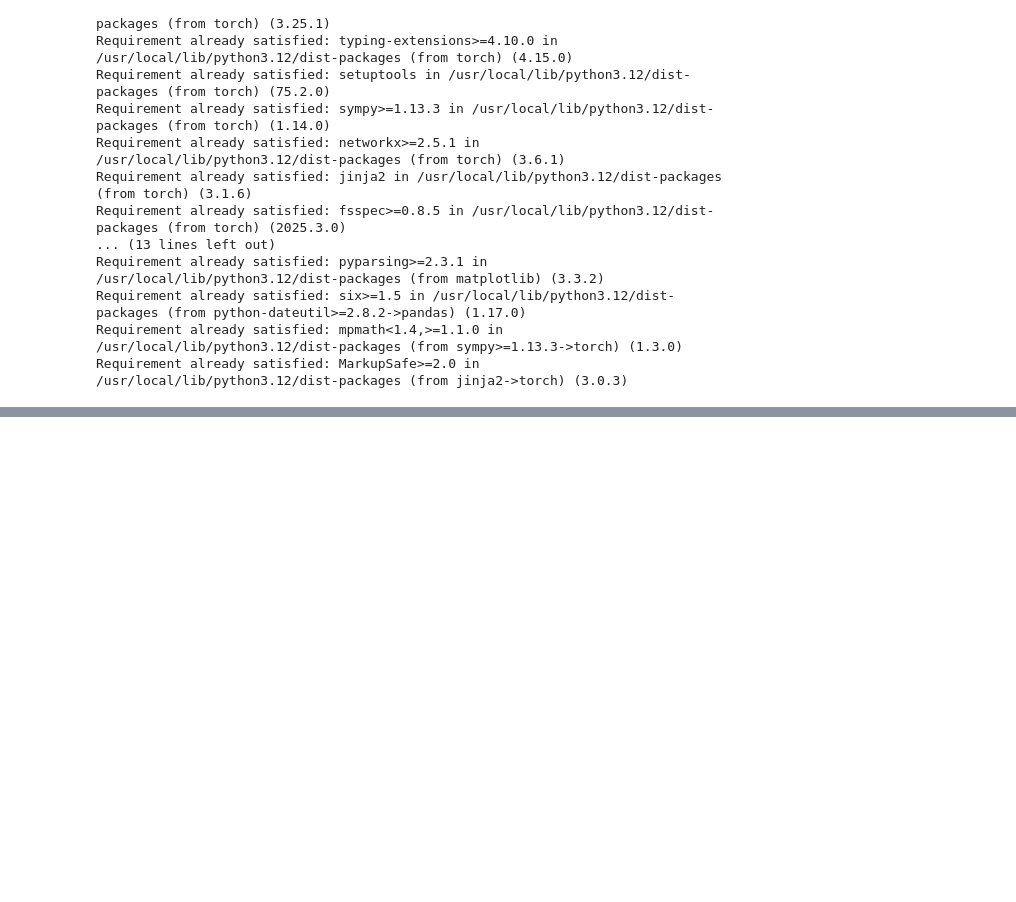
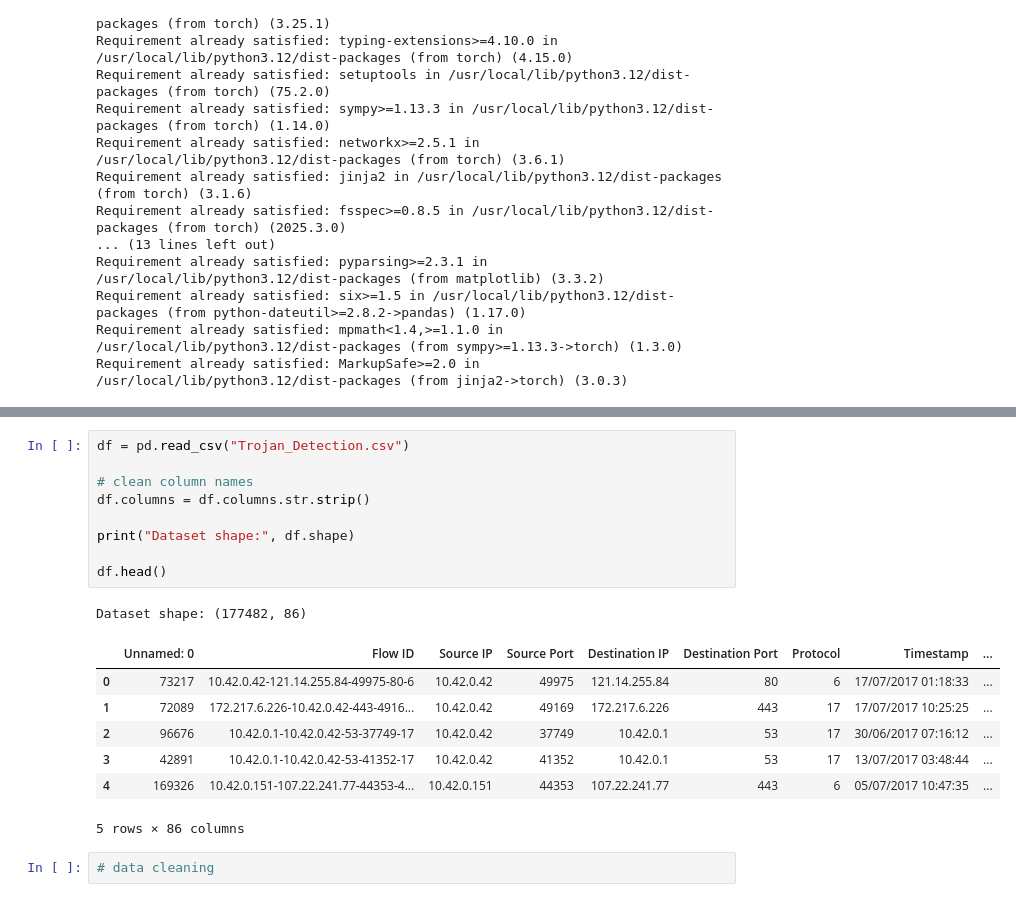
Before and after one commit to Mujtaba5252/TROJAN_TRAFFIC_ML-main, a Jupyter notebook: analysis.ipynb, the cells around one changed output, grey strips where cells are left out. Saved outputs shown, nothing was run; the diff lists cells and outputs as text; blank space fills up the shorter version.

```diff
--- a/analysis.ipynb
+++ b/analysis.ipynb
@@ -26,0 +51,20 @@ uploaded = files.upload()
+# %%
+df = pd.read_csv("Trojan_Detection.csv")
+
+# clean column names
+df.columns = df.columns.str.strip()
+
+print("Dataset shape:", df.shape)
+
+df.head()
+# %% [output]
+Dataset shape: (177482, 86)
+|  | Unnamed: 0 | Flow ID | Source IP | Source Port | Destination IP | Destination Port | Protocol | Timestamp | ... |
+| 0 | 73217 | 10.42.0.42-121.14.255.84-49975-80-6 | 10.42.0.42 | 49975 | 121.14.255.84 | 80 | 6 | 17/07/2017 01:18:33 | ... |
+| 1 | 72089 | 172.217.6.226-10.42.0.42-443-4916... | 10.42.0.42 | 49169 | 172.217.6.226 | 443 | 17 | 17/07/2017 10:25:25 | ... |
+| 2 | 96676 | 10.42.0.1-10.42.0.42-53-37749-17 | 10.42.0.42 | 37749 | 10.42.0.1 | 53 | 17 | 30/06/2017 07:16:12 | ... |
+| 3 | 42891 | 10.42.0.1-10.42.0.42-53-41352-17 | 10.42.0.42 | 41352 | 10.42.0.1 | 53 | 17 | 13/07/2017 03:48:44 | ... |
+| 4 | 169326 | 10.42.0.151-107.22.241.77-44353-4... | 10.42.0.151 | 44353 | 107.22.241.77 | 443 | 6 | 05/07/2017 10:47:35 | ... |
+5 rows × 86 columns
+# %%
+# data cleaning
```
Also changed, not shown: parts of 15 cells of this notebook.
